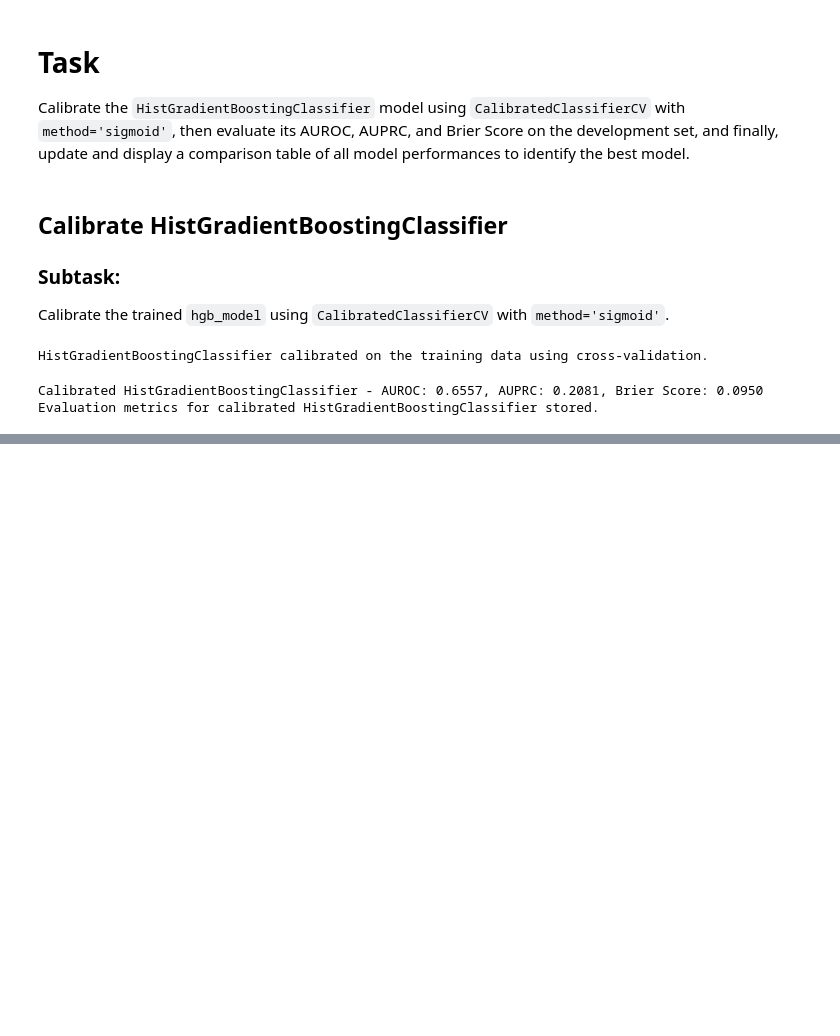
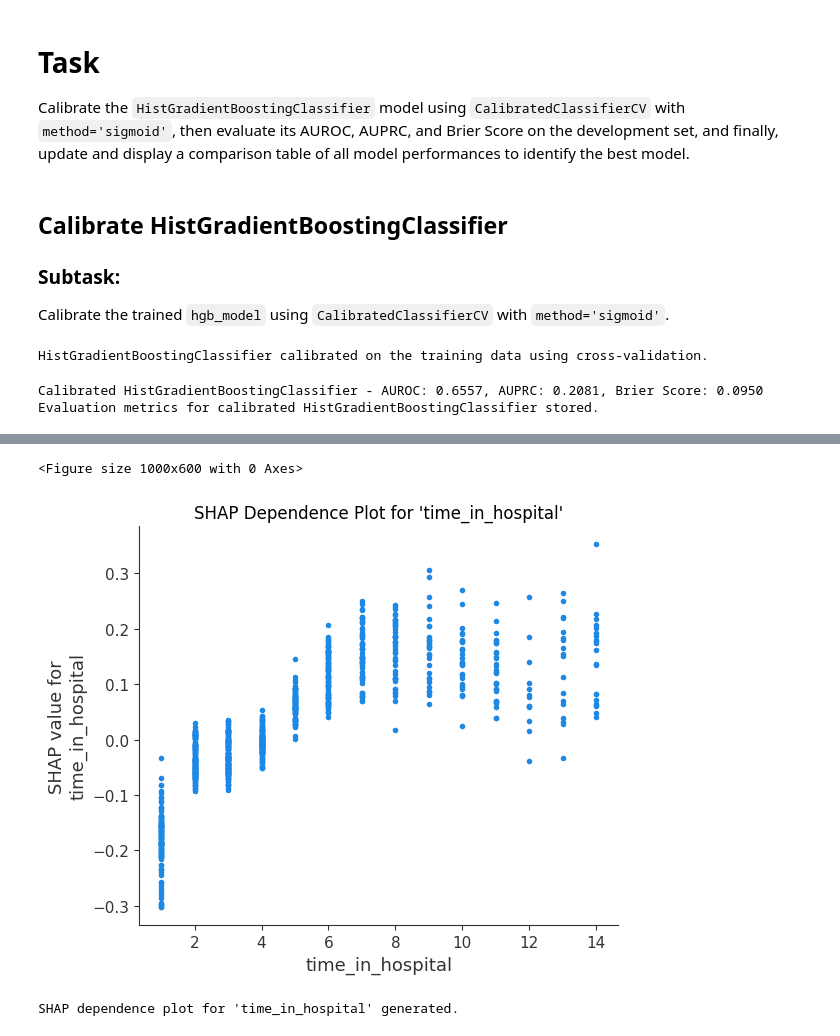
Before and after one commit to joezein71/AIHC-5010-Winter-2026, a Jupyter notebook: 20260216_project1_zein.ipynb, the cells around one changed output, grey strips where cells are left out. Saved outputs shown, nothing was run; the diff lists cells and outputs as text; code cells hidden in the pictures; blank space fills up the shorter version.

```diff
--- a/20260216_project1_zein.ipynb
+++ b/20260216_project1_zein.ipynb
@@ -1901,0 +1944,31 @@ Model Performance Comparison:
+# %%
+import matplotlib.pyplot as plt
+import shap
+
+# Define the subset of X_dev_preprocessed used for SHAP value calculation
+X_dev_for_shap_plots = X_dev_preprocessed[:min(1000, len(X_dev_preprocessed))]
+
+# Ensure 'time_in_hospital' is present in all_feature_names
+if 'time_in_hospital' in all_feature_names:
+    time_in_hospital_feature_idx = all_feature_names.index('time_in_hospital')
+
+    plt.figure(figsize=(10, 6))
+    shap.dependence_plot(
+        ind=time_in_hospital_feature_idx, # Index of the 'time_in_hospital' feature
+        shap_values=shap_values,
+        features=X_dev_for_shap_plots, # Use the same subset for features
+        feature_names=all_feature_names,
+        interaction_index=None, # Automatically select the best interaction feature
+        show=False
+    )
+    plt.title("SHAP Dependence Plot for 'time_in_hospital'")
+    plt.tight_layout()
+    plt.show()
+else:
+    print("The feature 'time_in_hospital' was not found in the preprocessed feature names. Please check feature names.")
+
+print("SHAP dependence plot for 'time_in_hospital' generated.")
+# %% [output]
+<Figure size 1000x600 with 0 Axes>
+[figure, added]
+SHAP dependence plot for 'time_in_hospital' generated.
```
Also changed, not shown: parts of 30 cells of this notebook.
